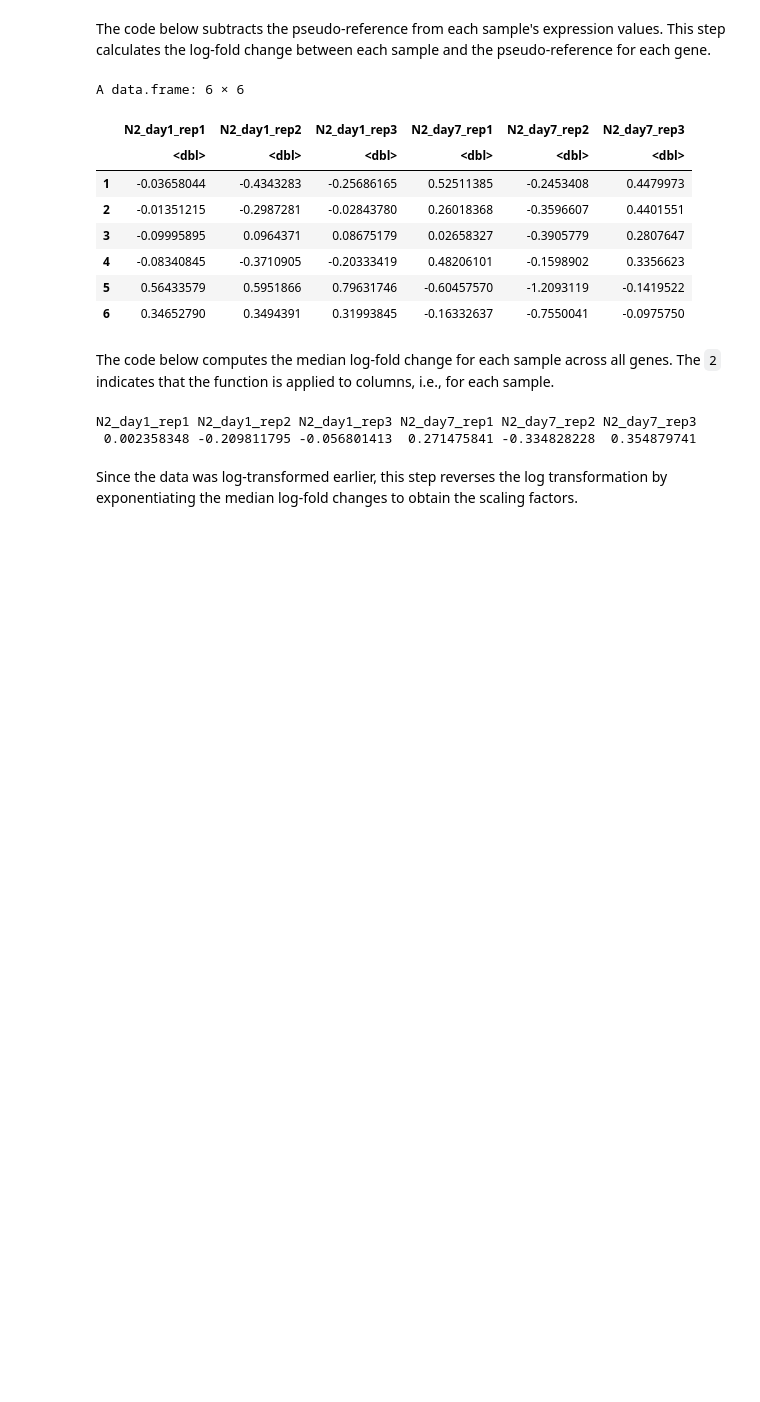
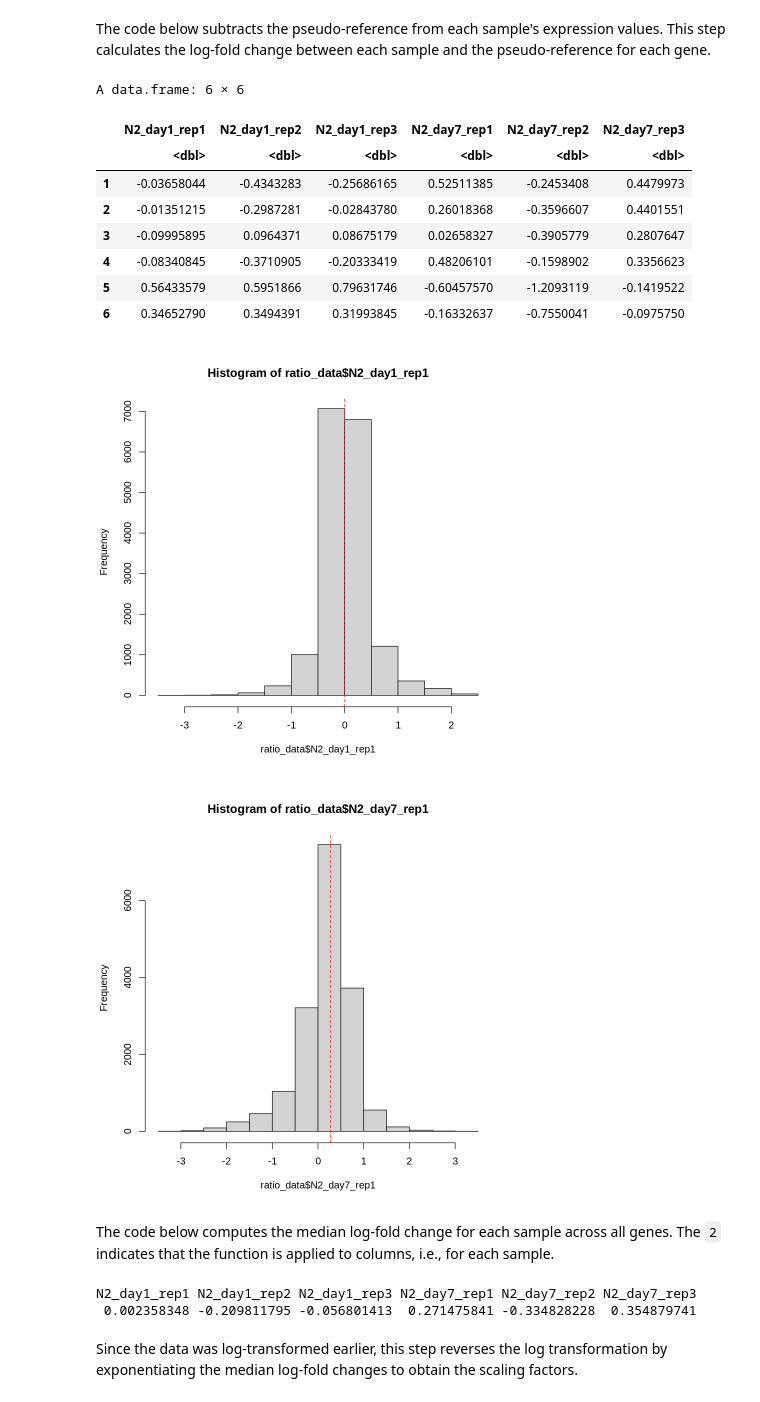
Before and after one commit to Bix4UMD/BIOI611_lab, a Jupyter notebook: docs/BIOI611_DESeq2_analysis.ipynb, the cells around one changed output. Drawn from its saved outputs; the diff is of its cells as text; code cells hidden in the pictures; blank space fills up the shorter version.

```diff
--- a/docs/BIOI611_DESeq2_analysis.ipynb
+++ b/docs/BIOI611_DESeq2_analysis.ipynb
@@ -223,6 +228,18 @@ A data.frame: 6 × 6
 | 4 | -0.08340845 | -0.3710905 | -0.20333419 | 0.48206101 | -0.1598902 | 0.3356623 |
 | 5 | 0.56433579 | 0.5951866 | 0.79631746 | -0.60457570 | -1.2093119 | -0.1419522 |
 | 6 | 0.34652790 | 0.3494391 | 0.31993845 | -0.16332637 | -0.7550041 | -0.0975750 |
+# %%
+hist(ratio_data$N2_day1_rep1)
+abline(v = median(ratio_data$N2_day1_rep1),
+        col = "red",
+        lty="dashed")
+hist(ratio_data$N2_day7_rep1)
+abline(v = median(ratio_data$N2_day7_rep1),
+        col = "red",
+        lty="dashed")
+# %% [output]
+[figure, added]
+[figure, added]
 # %% [markdown]
 The code below computes the median log-fold change for each sample across all genes.
 The `2` indicates that the function is applied to columns, i.e., for each sample.
```
Also changed, not shown: parts of 12 cells of this notebook.
